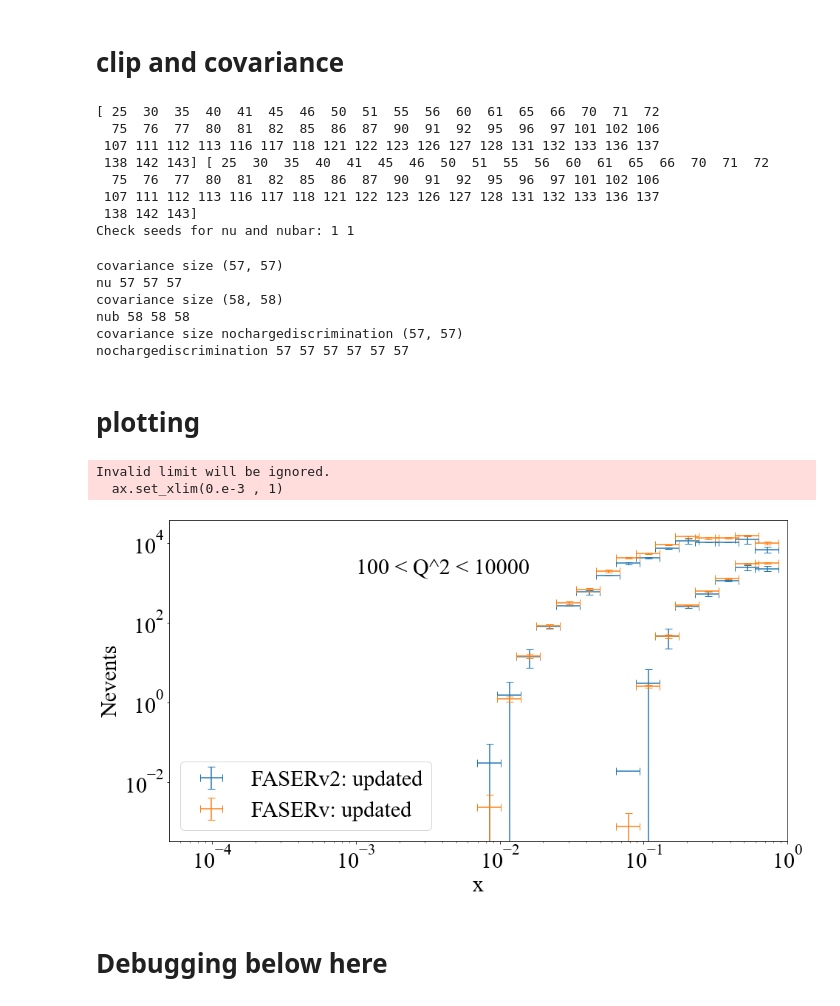
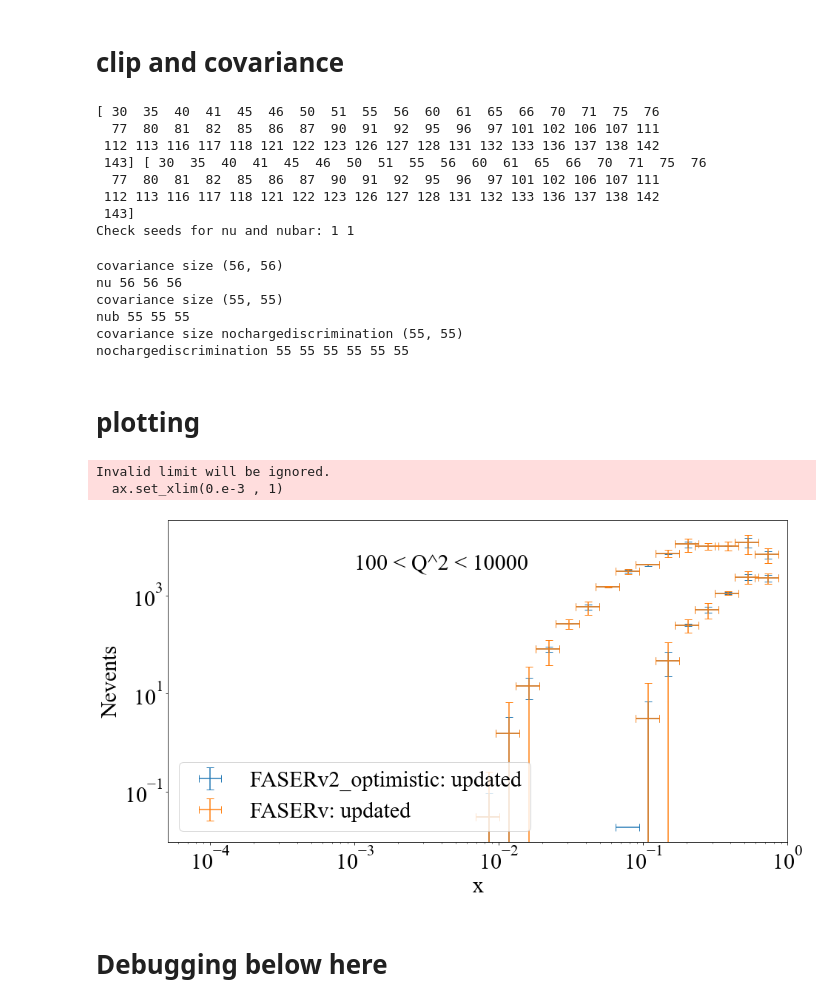
Before and after one commit to LHCfitNikhef/FPF-WG1, a Jupyter notebook: results/PDFsAtFPFv2.ipynb, the cells around one changed output. Cells and saved outputs as stored; diff of their text form; code cells hidden in the pictures.

```diff
--- a/results/PDFsAtFPFv2.ipynb
+++ b/results/PDFsAtFPFv2.ipynb
@@ -914,15 +921,15 @@ def clip_all_nans(experiment):
 
     file_array = ['nan_binned_sysevents_%s_nu.txt' %experiment , 'nan_binned_sysevents_%s_nub.txt' %experiment]
     combine_clipped_nunubar(file_array , locsnunub,experiment)
-clip_all_nans('FASERv')
+clip_all_nans('FASERv2_optimistic')
 # %% [output]
-[ 25  30  35  40  41  45  46  50  51  55  56  60  61  65  66  70  71  72
-  75  76  77  80  81  82  85  86  87  90  91  92  95  96  97 101 102 106
- 107 111 112 113 116 117 118 121 122 123 126 127 128 131 132 133 136 137
- 138 142 143] [ 25  30  35  40  41  45  46  50  51  55  56  60  61  65  66  70  71  72
-  75  76  77  80  81  82  85  86  87  90  91  92  95  96  97 101 102 106
- 107 111 112 113 116 117 118 121 122 123 126 127 128 131 132 133 136 137
- 138 142 143]
+[ 30  35  40  41  45  46  50  51  55  56  60  61  65  66  70  71  75  76
+  77  80  81  82  85  86  87  90  91  92  95  96  97 101 102 106 107 111
+ 112 113 116 117 118 121 122 123 126 127 128 131 132 133 136 137 138 142
+ 143] [ 30  35  40  41  45  46  50  51  55  56  60  61  65  66  70  71  75  76
+  77  80  81  82  85  86  87  90  91  92  95  96  97 101 102 106 107 111
+ 112 113 116 117 118 121 122 123 126 127 128 131 132 133 136 137 138 142
+ 143]
 Check seeds for nu and nubar: 1 1
 # %%
 #Now using clipped files, can calculate covariance matrix
@@ -1023,20 +1030,20 @@ def get_covariance(experiment , neutrino):
         return cov_matrix
 # %%
 #for nu
-get_covariance('FASERv' , 'nu')
+get_covariance('FASERv2_optimistic' , 'nu')
 
 # #for nubar
-get_covariance('FASERv' , 'nub')
+get_covariance('FASERv2_optimistic' , 'nub')
 
 #for nocharge discrimination
-get_covariance('FASERv' , 'nochargediscrimination');
+get_covariance('FASERv2_optimistic' , 'nochargediscrimination');
 # %% [output]
-covariance size (57, 57)
-nu 57 57 57
-covariance size (58, 58)
-nub 58 58 58
-covariance size nochargediscrimination (57, 57)
-nochargediscrimination 57 57 57 57 57 57
+covariance size (56, 56)
+nu 56 56 56
+covariance size (55, 55)
+nub 55 55 55
+covariance size nochargediscrimination (55, 55)
+nochargediscrimination 55 55 55 55 55 55
 # %% [markdown]
 # plotting
 # %%
@@ -1048,38 +1055,38 @@ def plot():
 
     q2min = 100;q2max = 10000;
     file_array = [ os.path.join(os.getcwd(),'version2','FASERv2_optimistic','nan_binned_sysevents_FASERv2_optimistic_nu.txt'),\
-                os.path.join(os.getcwd(),'FASERv2','binned_sysevents_FASERv2_14.txt')]
+                os.path.join(os.getcwd(),'version2','FASERv2','clipped_nan','clipped_nan_binned_sysevents_FASERv2_nu.txt')]
     fig , ax = plt.subplots(1,1,figsize = (15,8));
-    label_array = ['FASERv2: updated','FASERv: updated']
+    label_array = ['FASERv2_optimistic: updated','FASERv: updated']
 
     for iif , file in enumerate(file_array):
 
         x_lower_array , x_upper_array , xavg , q2_lower_array , q2_upper_array , qavg , Enu_lower , Enu_upper , Enuavg , diffxsec , N_array , stat_error , sys_error , MCsamples =\
         file_reader(experiment,os.path.join(os.getcwd() , 'version2' , experiment , 'clipped_nan' , file))
         locs_above = np.where(q2_lower_array >= q2min)[0];locs_below = np.where(q2_upper_array <= q2max)[0];
         locs = list(set(locs_above) & set(locs_below))
 
         N_plot = N_array[locs];x_plot = x_lower_array[locs];sys_plot = sys_error[locs];stat_plot = stat_error[locs]
 
 
         x_ploterr = (x_upper_array[locs]-x_plot)/2
         ax.errorbar(x_plot , N_plot, yerr = sys_plot , xerr = x_ploterr, label = label_array[iif],ls = '',capsize = 5)
         x_plot0 , N_plot0 = np.copy(x_plot) , np.copy(N_plot)
         ax.set_xscale('log')
         ax.set_yscale('log')
     ax.legend(loc = 'lower left')
 
     ax.set_xscale('log');
     ax.set_xlabel('x')
     ax.set_ylabel('Nevents')
 
     ax.text(1e-3 , np.mean(N_plot) , '%1.0f < Q^2 < %1.0f' %(q2min , q2max))
     ax.set_xlim(0.e-3 , 1)
 plot()
 # %% [output]
 Invalid limit will be ignored.
   ax.set_xlim(0.e-3 , 1)
-[figure, old version]
+[figure, new version]
 # %% [markdown]
 # Debugging below here
 # %%
```
Also changed, not shown: parts of 2 cells of this notebook.
